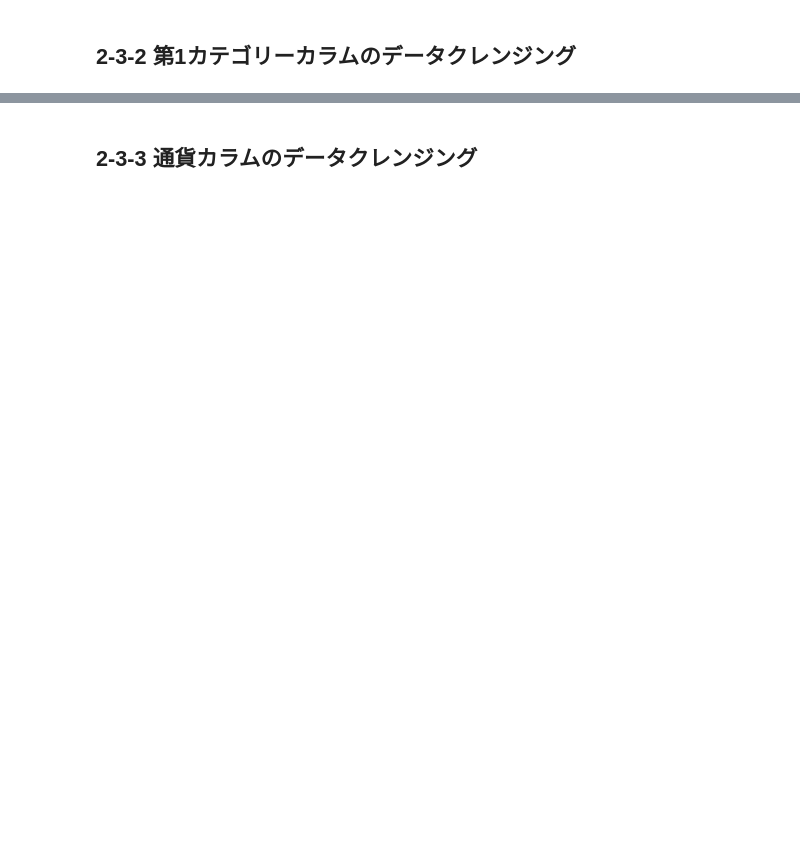
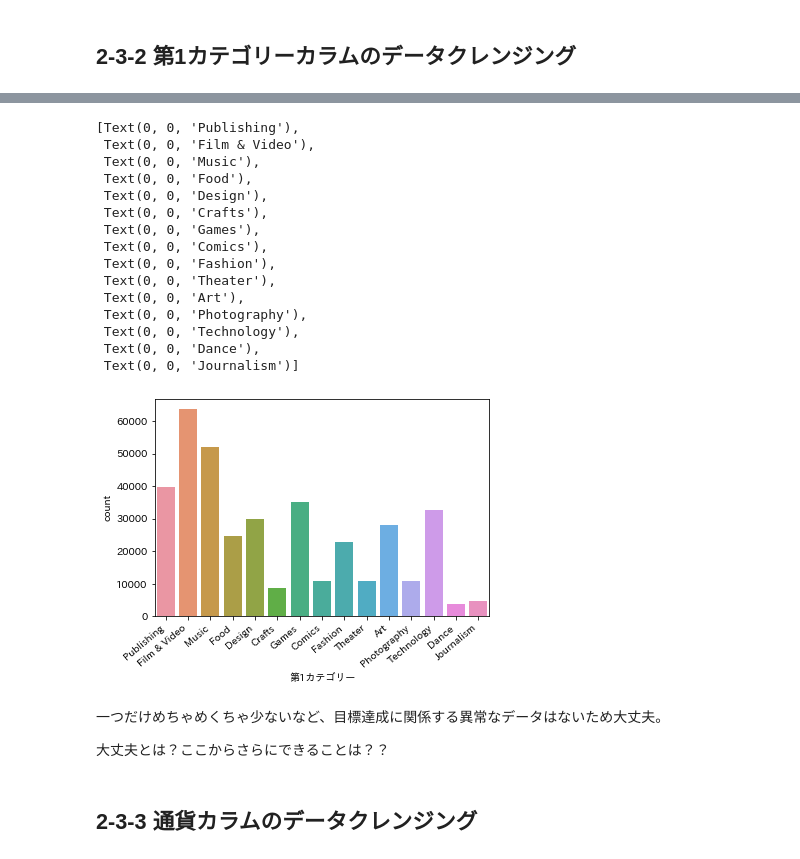
Before and after one commit to zum-m/DEC-all-issues, a Jupyter notebook: analytics_01.ipynb, the cells around one changed output, grey strips where cells are left out. Cells and saved outputs as stored; diff of their text form; code cells hidden in the pictures; blank space fills up the shorter version.

```diff
--- a/analytics_01.ipynb
+++ b/analytics_01.ipynb
@@ -625,2 +1014,26 @@ df
+# %%
+fig = sns.countplot('第1カテゴリー', data = df)
+fig.set_xticklabels(fig.get_xticklabels(), rotation = 40, ha = 'right')
+# %% [output]
+[Text(0, 0, 'Publishing'),
+ Text(0, 0, 'Film & Video'),
+ Text(0, 0, 'Music'),
+ Text(0, 0, 'Food'),
+ Text(0, 0, 'Design'),
+ Text(0, 0, 'Crafts'),
+ Text(0, 0, 'Games'),
+ Text(0, 0, 'Comics'),
+ Text(0, 0, 'Fashion'),
+ Text(0, 0, 'Theater'),
+ Text(0, 0, 'Art'),
+ Text(0, 0, 'Photography'),
+ Text(0, 0, 'Technology'),
+ Text(0, 0, 'Dance'),
+ Text(0, 0, 'Journalism')]
+[figure, added]
+# %% [markdown]
+一つだけめちゃめくちゃ少ないなど、目標達成に関係する異常なデータはないため大丈夫。
+
+大丈夫とは？ここからさらにできることは？？
 # %% [markdown]
 ## 2-3-3 通貨カラムのデータクレンジング
```
Also changed, not shown: parts of 37 cells of this notebook.
